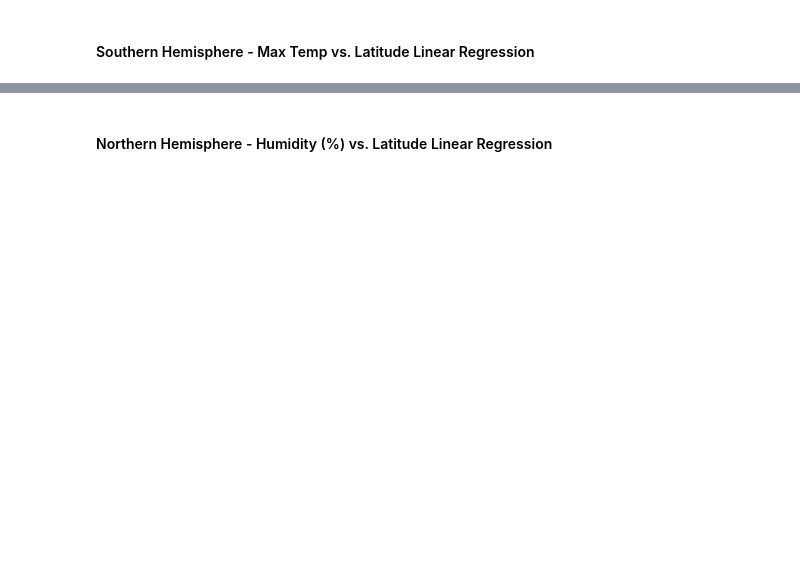
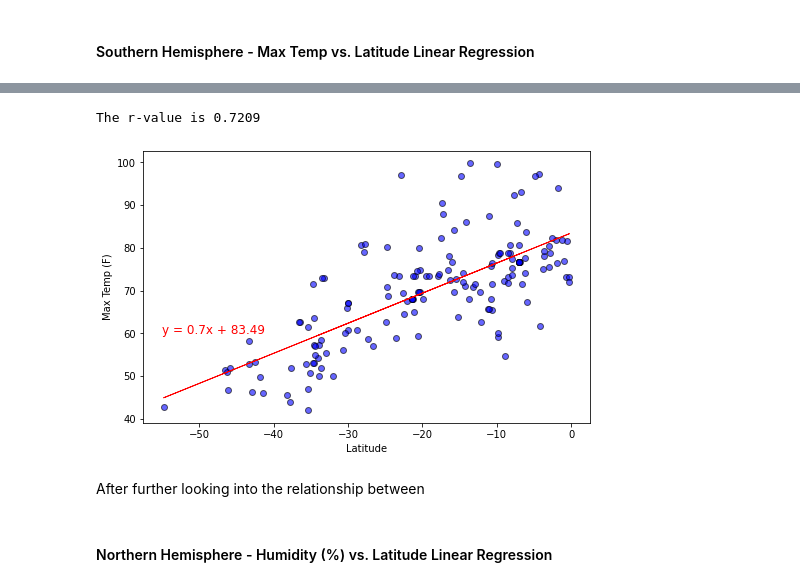
Before and after one commit to andresocorro/python-api-challenge, a Jupyter notebook: starter_code/WeatherPy.ipynb, the cells around one changed output, grey strips where cells are left out. Saved outputs shown, nothing was run; the diff lists cells and outputs as text; code cells hidden in the pictures; blank space fills up the shorter version.

```diff
--- a/starter_code/WeatherPy.ipynb
+++ b/starter_code/WeatherPy.ipynb
@@ -234,2 +264,21 @@ The r-value is: 0.6082708688906918
+# %%
+slope, intercept, rvalue, pvalue, stderr = linregress(south_hem["Lat"], south_hem["Max Temp"])
+regression_values = south_hem["Lat"] * slope + intercept
+line_eq = "y = " + str(round(slope,2)) + "x + " + str(round(intercept,2))
+
+plt.figure(figsize = (8,5))
+plt.scatter(south_hem["Lat"], south_hem["Max Temp"], facecolor="blue", edgecolor="black", alpha=0.6)
+plt.plot(south_hem["Lat"], regression_values, color="red", linewidth= .9)
+plt.annotate(line_eq,(-55,60), color='red', fontsize=12)
+plt.xlabel("Latitude")
+plt.ylabel("Max Temp (F)")
+
+
+print(f"The r-value is {round(rvalue,4)}")
+# %% [output]
+The r-value is 0.7209
+[figure, added]
+# %% [markdown]
+After further looking into the relationship between
 # %% [markdown]
 ####  Northern Hemisphere - Humidity (%) vs. Latitude Linear Regression
```
Also changed, not shown: parts of 24 cells of this notebook, 4 other files.
